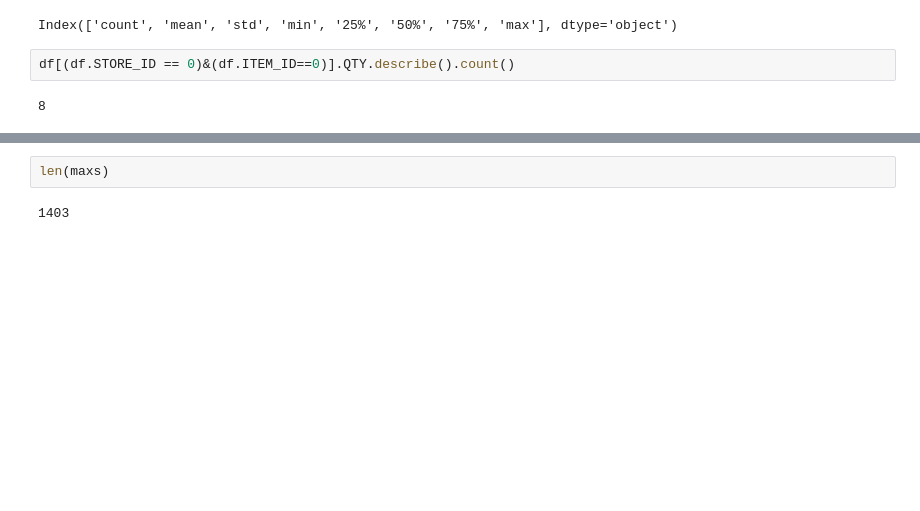
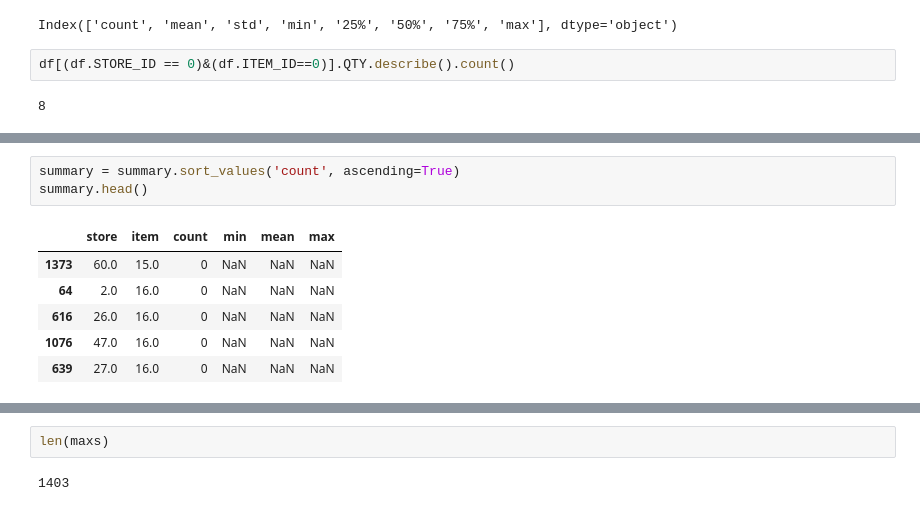
Before and after one commit to sekR4/pred_sale_01, a Jupyter notebook: EDA.ipynb, the cells around one changed output, grey strips where cells are left out. Saved outputs shown, nothing was run; the diff lists cells and outputs as text; blank space fills up the shorter version.

```diff
--- a/EDA.ipynb
+++ b/EDA.ipynb
@@ -207,0 +219,10 @@ for store in list(df.STORE_ID.unique()):
+# %%
+summary = summary.sort_values('count', ascending=True)
+summary.head()
+# %% [output]
+|  | store | item | count | min | mean | max |
+| 1373 | 60.0 | 15.0 | 0 | NaN | NaN | NaN |
+| 64 | 2.0 | 16.0 | 0 | NaN | NaN | NaN |
+| 616 | 26.0 | 16.0 | 0 | NaN | NaN | NaN |
+| 1076 | 47.0 | 16.0 | 0 | NaN | NaN | NaN |
+| 639 | 27.0 | 16.0 | 0 | NaN | NaN | NaN |
```
Also changed, not shown: parts of 11 cells of this notebook, 2 other files.
